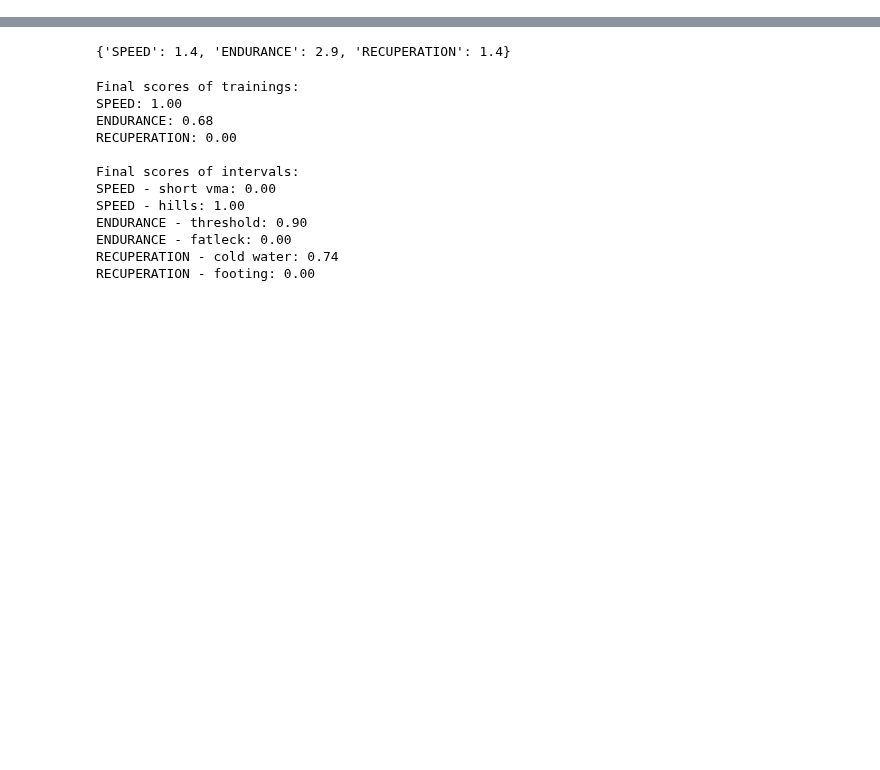
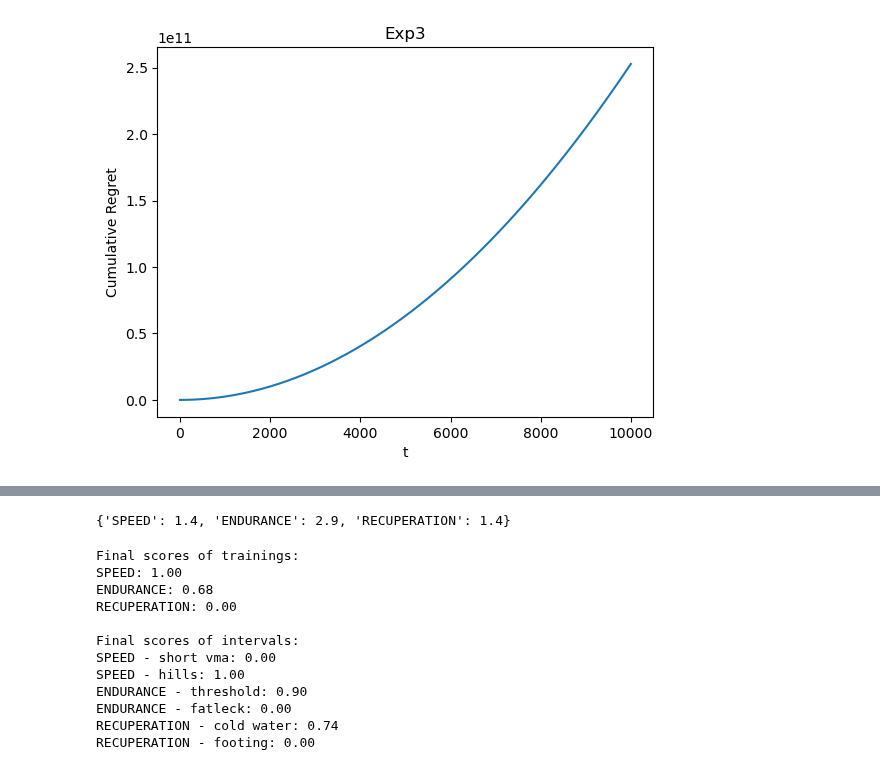
Before and after one commit to AugustinCablant/Learning-ML, a Jupyter notebook: CRITEO/example.ipynb, the cells around one changed output, grey strips where cells are left out. Cells and saved outputs as stored; diff of their text form; code cells hidden in the pictures; blank space fills up the shorter version.

```diff
--- a/CRITEO/example.ipynb
+++ b/CRITEO/example.ipynb
@@ -3,0 +18,47 @@ import matplotlib.pyplot as plt
+# %%
+class Exp3:
+    def __init__(self, K, eta, n):
+        self.K = K
+        self.eta = eta
+        self.n = n
+        self.S_hat = np.zeros(K)
+        self.P_hat = np.ones(K) / K
+
+    def update(self, xt, index_arm):
+        self.S_hat[index_arm] += xt / self.P_hat[index_arm]
+        self.P_hat = np.exp(self.eta * self.S_hat) / np.sum(np.exp(self.eta * self.S_hat))
+
+    def select_arm(self):
+        return np.random.choice(self.K, p = self.P_hat)
+
+    def run(self, rewards):
+        regret = np.zeros(self.n)
+        for t in range(self.n):
+            index_arm = self.select_arm()
+            reward = rewards[t, index_arm]
+            self.update(reward, index_arm)
+            regret[t] = np.max(np.sum(rewards, axis = 0)) - reward
+        regret = np.cumsum(regret)
+        return regret
+
+def main():
+    K = 6
+    n = 10 ** 4
+    T = 10 ** 2
+    eta = np.sqrt(2 * np.log(K) / (n * K))
+    rewards = np.random.binomial(1, 0.5, (n, K))
+    regret = np.zeros((T, n))
+    for t in tqdm(range(T)):
+        exp3 = Exp3(K, eta, n)
+        regret[t] = exp3.run(rewards)
+    regret = np.mean(regret, axis = 0)
+    plt.plot(np.cumsum(regret))
+    plt.xlabel('t')
+    plt.ylabel('Cumulative Regret')
+    plt.title('Exp3')
+    plt.show()
+
+if __name__ == '__main__':
+    main()
+# %% [output]
+[figure, added]
```
Also changed, not shown: parts of 6 cells of this notebook.
